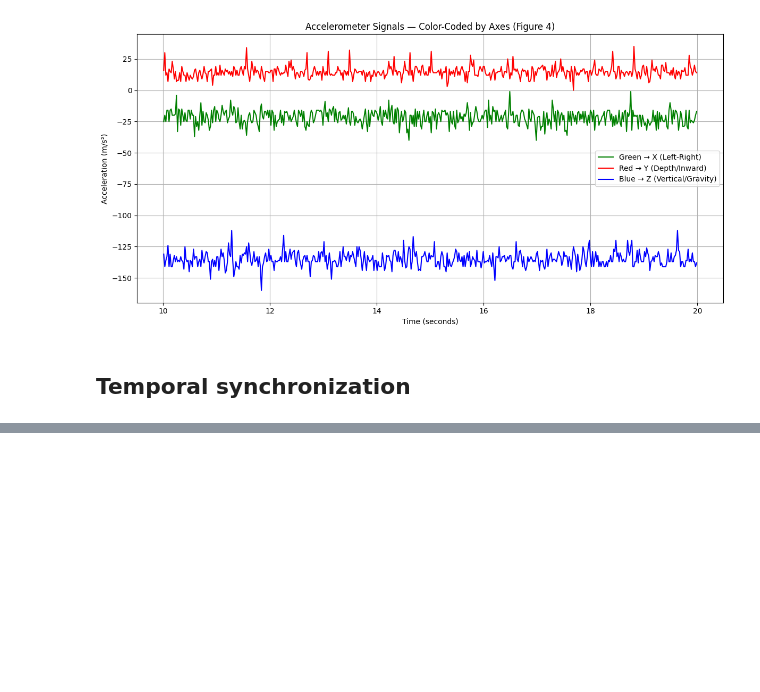
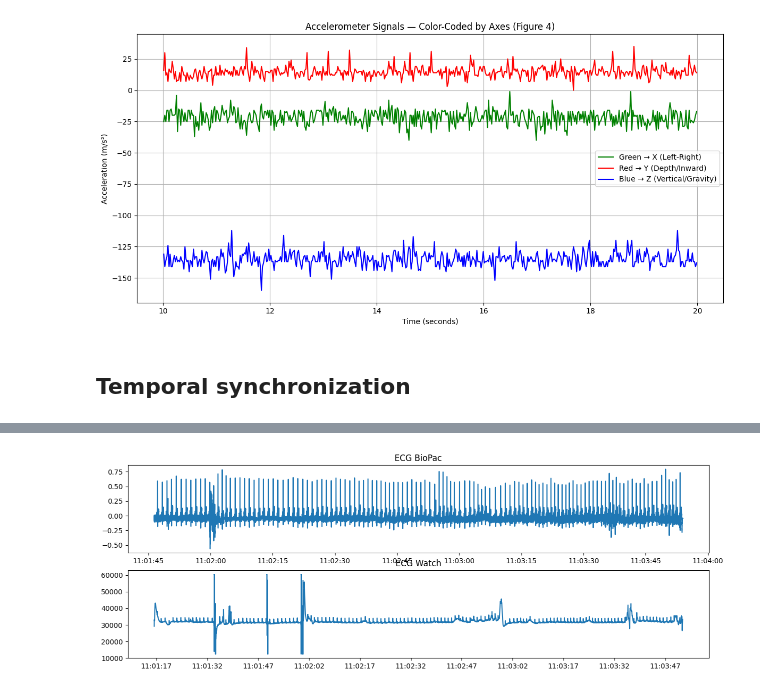
Before and after one commit to victor-42/medical_data_processing, a Jupyter notebook: notebook_for_task1.ipynb, the cells around one changed output, grey strips where cells are left out. Saved outputs shown, nothing was run; the diff lists cells and outputs as text; code cells hidden in the pictures; blank space fills up the shorter version.

Commit message:
added the exp2 watch data and answered question Q7 and Q8

```diff
--- a/notebook_for_task1.ipynb
+++ b/notebook_for_task1.ipynb
@@ -247,3 +231,31 @@ Z: -135.00 m/s²
 [figure]
 # %% [markdown]
 ## Temporal synchronization
+# %%
+# Question Q7
+# Load the data which includes watch and biopac
+exp2_biopac = scipy.io.loadmat('data/assignment_1/ECG_PPG_2.mat')
+
+def load_watch_ppg(filename):
+    df = pd.read_csv(filename, skiprows=2)
+    df = df[['PPG Timestamp', 'PPG', 'X', 'Y', 'Z']].dropna()
+    df['PPG Timestamp'] = pd.to_numeric(df['PPG Timestamp'], errors='coerce')
+    df = df.dropna()
+
+    # Convert to seconds
+    df['time_sec'] = (df['PPG Timestamp'] - df['PPG Timestamp'].iloc[0]) / 1000
+    return df
+
+def load_watch_ecg(filename):
+    df = pd.read_csv(filename, skiprows=2)
+    df = df[['Timestamp', 'ECG data']].dropna()
+    df['Timestamp'] = pd.to_numeric(df['Timestamp'], errors='coerce')
+    df['ECG data'] = pd.to_numeric(df['ECG data'], errors='coerce')
+    df = df.dropna()
+
+    # Convert to seconds
+    df['time_sec'] = (df['Timestamp'] - df['Timestamp'].iloc[0]) / 1000
+    return df
+
+exp2_watch_ecg = load_watch_ecg('data/assignment_1/ecg_watch_11_00_54.csv')
+exp2_watch_ppg = load_watch_ppg('data/assignment_1/ppg_watch_11_00_54.csv')
@@ -250,2 +278,19 @@ Z: -135.00 m/s²
 # %%
-# Question Q8
+# Question Q8 ECG
+# Exp2 Biopac Start Datetime: 2025-05-08 11:01:46.417
+
+start_time_exp2_biopac = datetime(2025, 5, 8, 11, 1, 46, 417000)
+
+fig, ((ax1), (ax2)) = plt.subplots(2,1, figsize=(15, 5))
+
+ax1.plot([start_time_exp2_biopac + timedelta(milliseconds=0.5) * i for i in range(len(exp2_biopac['data'][:, 1]))], exp2_biopac['data'][:, 1])
+ax1.set_title('ECG BioPac')
+
+ax2.plot([datetime.fromtimestamp(int(x)/1000) for x in exp2_watch_ecg['Timestamp']], exp2_watch_ecg['ECG data'])
+ax2.xaxis.set_major_formatter(mdates.DateFormatter('%H:%M:%S'))
+ax2.xaxis.set_major_locator(mdates.SecondLocator(interval=15))
+ax2.set_title('ECG Watch')
+
+plt.show()
+# %% [output]
+[figure, added]
```
Also changed, not shown: parts of 3 cells of this notebook, 2 other files.
